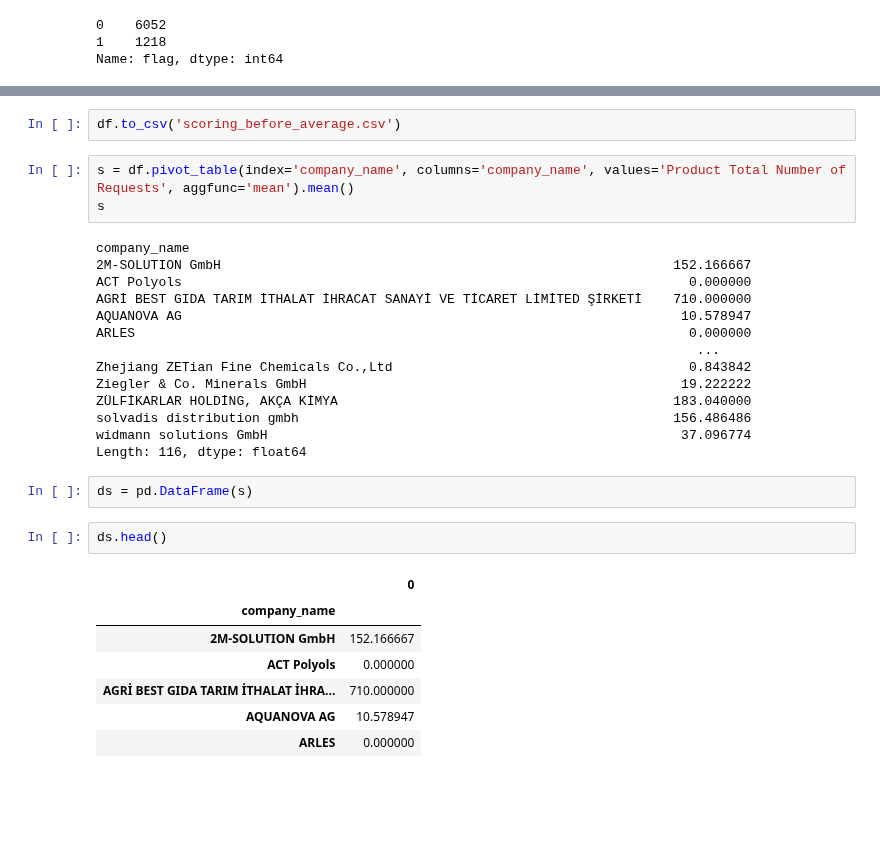
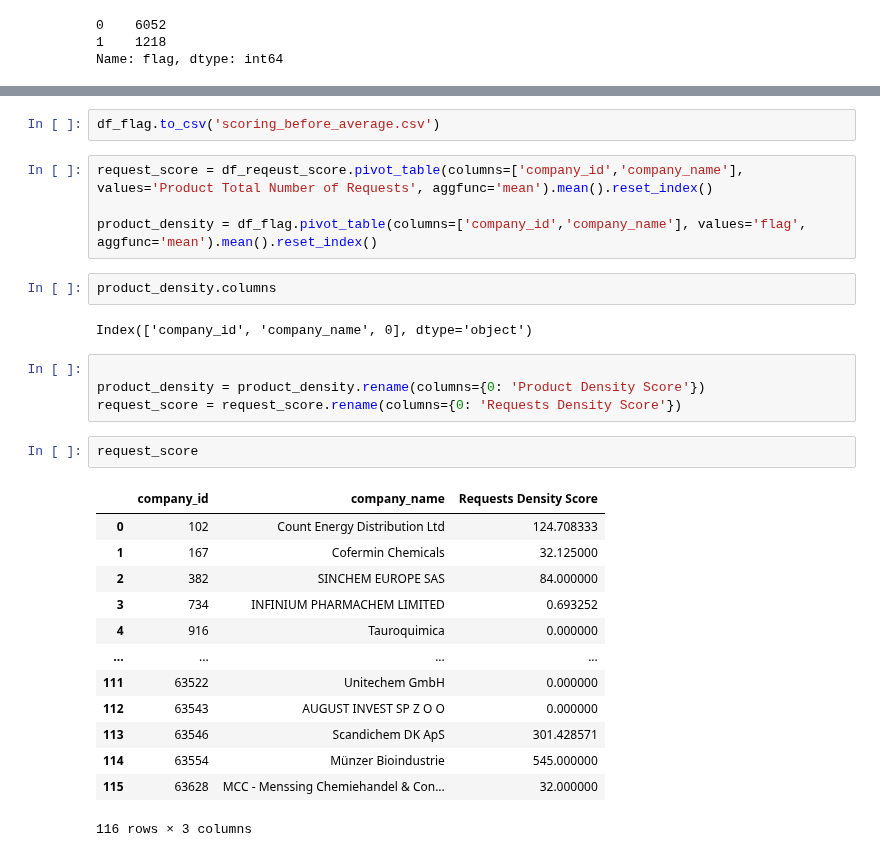
Before and after one commit to asadTariq666/Python_work, a Jupyter notebook: Chemondis/Chemondis Supplier Scores/Product.ipynb, the cells around one changed output, grey strips where cells are left out. Saved outputs shown, nothing was run; the diff lists cells and outputs as text; blank space fills up the shorter version.

Commit message:
Updated scoring for chemondis Suppliers

```diff
--- a/Chemondis/Chemondis Supplier Scores/Product.ipynb
+++ b/Chemondis/Chemondis Supplier Scores/Product.ipynb
@@ -219,31 +219,30 @@ df
 # %%
-df.to_csv('scoring_before_average.csv')
+df_flag.to_csv('scoring_before_average.csv')
 # %%
-s = df.pivot_table(index='company_name', columns='company_name', values='Product Total Number of Requests', aggfunc='mean').mean()
-s
+request_score = df_reqeust_score.pivot_table(columns=['company_id','company_name'], values='Product Total Number of Requests', aggfunc='mean').mean().reset_index()
+
+product_density = df_flag.pivot_table(columns=['company_id','company_name'], values='flag', aggfunc='mean').mean().reset_index()
-# %% [output]
-company_name
-2M-SOLUTION GmbH                                                          152.166667
-ACT Polyols                                                                 0.000000
-AGRİ BEST GIDA TARIM İTHALAT İHRACAT SANAYİ VE TİCARET LİMİTED ŞİRKETİ    710.000000
-AQUANOVA AG                                                                10.578947
-ARLES                                                                       0.000000
-                                                                             ...
-Zhejiang ZETian Fine Chemicals Co.,Ltd                                      0.843842
-Ziegler & Co. Minerals GmbH                                                19.222222
-ZÜLFİKARLAR HOLDİNG, AKÇA KİMYA                                           183.040000
-solvadis distribution gmbh                                                156.486486
-widmann solutions GmbH                                                     37.096774
-Length: 116, dtype: float64
-# %%
-ds = pd.DataFrame(s)
-# %%
-ds.head()
-# %% [output]
-|  | 0 |
-| company_name |  |
-| 2M-SOLUTION GmbH | 152.166667 |
-| ACT Polyols | 0.000000 |
-| AGRİ BEST GIDA TARIM İTHALAT İHRA... | 710.000000 |
-| AQUANOVA AG | 10.578947 |
-| ARLES | 0.000000 |
+# %%
+product_density.columns
+# %% [output]
+Index(['company_id', 'company_name', 0], dtype='object')
+# %%
+
+product_density = product_density.rename(columns={0: 'Product Density Score'})
+request_score = request_score.rename(columns={0: 'Requests Density Score'})
+# %%
+request_score
+# %% [output]
+|  | company_id | company_name | Requests Density Score |
+| 0 | 102 | Count Energy Distribution Ltd | 124.708333 |
+| 1 | 167 | Cofermin Chemicals | 32.125000 |
+| 2 | 382 | SINCHEM EUROPE SAS | 84.000000 |
+| 3 | 734 | INFINIUM PHARMACHEM LIMITED | 0.693252 |
+| 4 | 916 | Tauroquimica | 0.000000 |
+| ... | ... | ... | ... |
+| 111 | 63522 | Unitechem GmbH | 0.000000 |
+| 112 | 63543 | AUGUST INVEST SP Z O O | 0.000000 |
+| 113 | 63546 | Scandichem DK ApS | 301.428571 |
+| 114 | 63554 | Münzer Bioindustrie | 545.000000 |
+| 115 | 63628 | MCC - Menssing Chemiehandel & Con... | 32.000000 |
+116 rows × 3 columns
```
Also changed, not shown: parts of 11 cells of this notebook, 3 other files.
